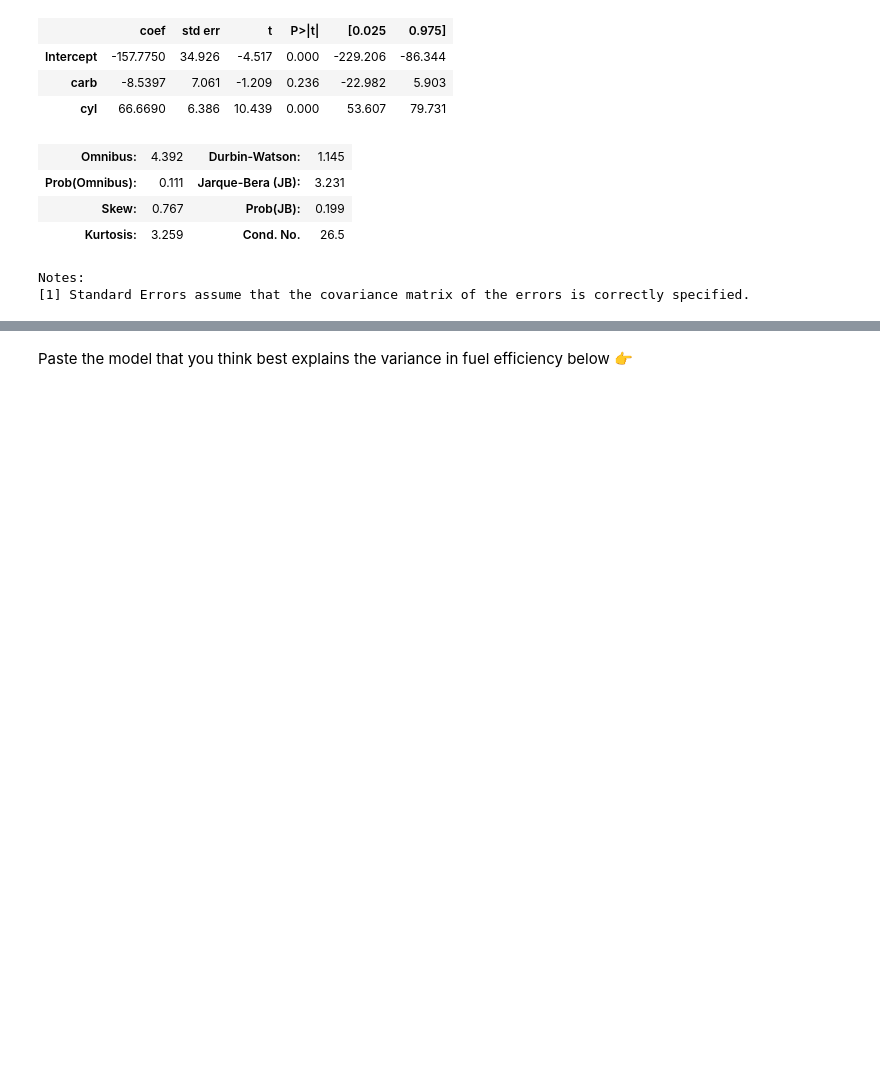
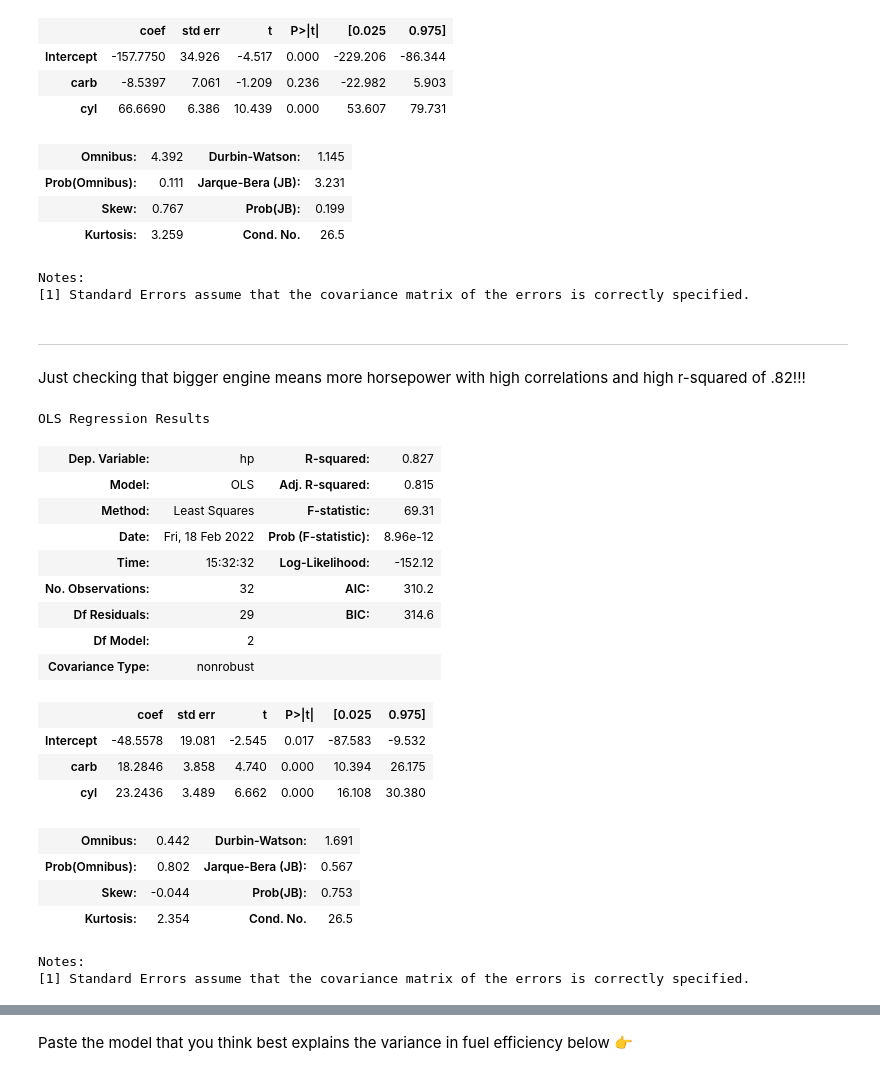
Before and after one commit to code4journalism/code4journalism-linear-regression-intro-semerriam, a Jupyter notebook: Merriam-mtcars-linear-regression.ipynb, the cells around one changed output, grey strips where cells are left out. Cells and saved outputs as stored; diff of their text form; code cells hidden in the pictures; blank space fills up the shorter version.

```diff
--- a/mtcars-linear-regression.ipynb
+++ b/Merriam-mtcars-linear-regression.ipynb
@@ -202,3 +259,34 @@ OLS Regression Results
 | Kurtosis: | 3.259 | Cond. No. | 26.5 |
 Notes:
 [1] Standard Errors assume that the covariance matrix of the errors is correctly specified.
+# %% [markdown]
+----
+# %% [markdown]
+Just checking that bigger engine means more horsepower with high correlations and high r-squared of .82!!!
+# %%
+import statsmodels.formula.api as smf
+
+model = smf.ols("hp ~  carb + cyl", data=mtcars)
+results = model.fit()
+results.summary()
+# %% [output]
+OLS Regression Results
+| Dep. Variable: | hp | R-squared: | 0.827 |
+| Model: | OLS | Adj. R-squared: | 0.815 |
+| Method: | Least Squares | F-statistic: | 69.31 |
+| Date: | Fri, 18 Feb 2022 | Prob (F-statistic): | 8.96e-12 |
+| Time: | 15:32:32 | Log-Likelihood: | -152.12 |
+| No. Observations: | 32 | AIC: | 310.2 |
+| Df Residuals: | 29 | BIC: | 314.6 |
+| Df Model: | 2 |  |  |
+| Covariance Type: | nonrobust |  |  |
+|  | coef | std err | t | P>|t| | [0.025 | 0.975] |
+| Intercept | -48.5578 | 19.081 | -2.545 | 0.017 | -87.583 | -9.532 |
+| carb | 18.2846 | 3.858 | 4.740 | 0.000 | 10.394 | 26.175 |
+| cyl | 23.2436 | 3.489 | 6.662 | 0.000 | 16.108 | 30.380 |
+| Omnibus: | 0.442 | Durbin-Watson: | 1.691 |
+| Prob(Omnibus): | 0.802 | Jarque-Bera (JB): | 0.567 |
+| Skew: | -0.044 | Prob(JB): | 0.753 |
+| Kurtosis: | 2.354 | Cond. No. | 26.5 |
+Notes:
+[1] Standard Errors assume that the covariance matrix of the errors is correctly specified.
```
Also changed, not shown: parts of 13 cells of this notebook.
